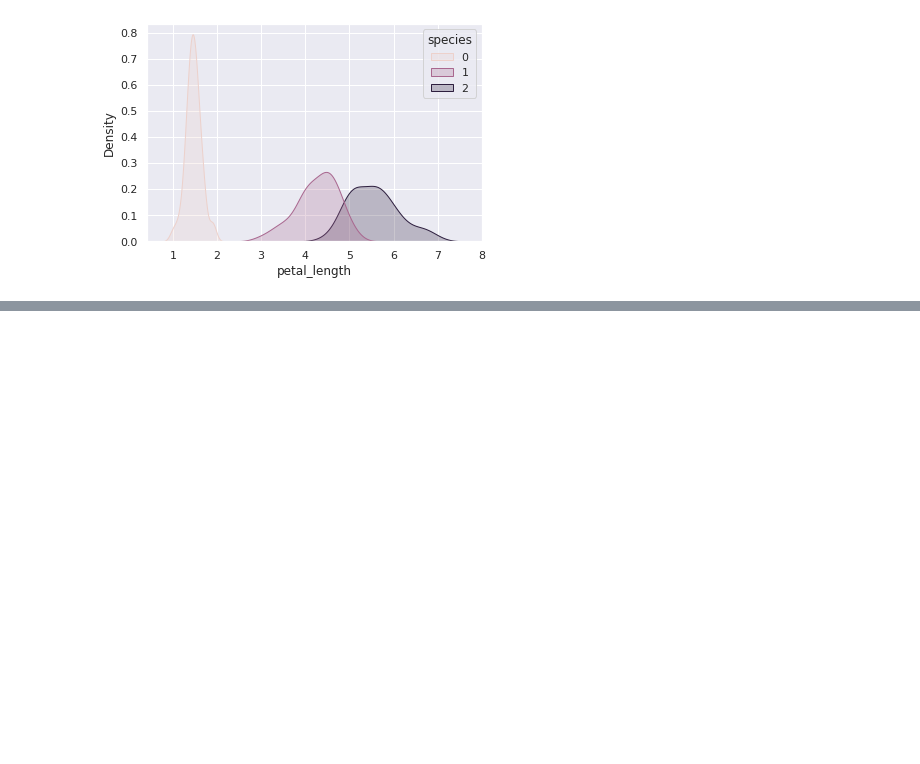
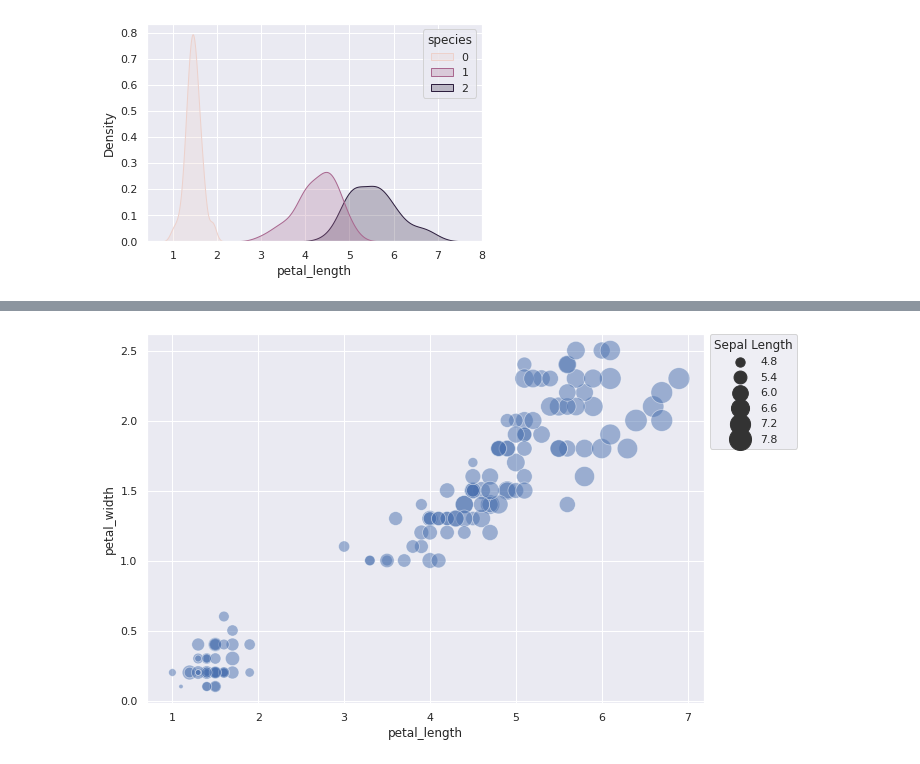
Before and after one commit to ravi260372/Data_Science_Python, a Jupyter notebook: DPhi_Data_Visualization.ipynb, the cells around one changed output, grey strips where cells are left out. Cells and saved outputs as stored; diff of their text form; code cells hidden in the pictures; blank space fills up the shorter version.

```diff
--- a/DPhi_Data_Visualization.ipynb
+++ b/DPhi_Data_Visualization.ipynb
@@ -393,0 +399,19 @@ plt.show();
+# %%
+# create the scatter plot of 'petal length v/s petal width' with "sepal length as size"
+plt.figure(figsize=(10, 6))
+sns.scatterplot(x="petal_length",
+y="petal_width",
+size="sepal_length",
+sizes=(20,500),
+alpha=0.5,
+data=iris_df)
+
+# Put the legend out of the figure
+plt.legend(title = 'Sepal Length', bbox_to_anchor=(1.01, 1),borderaxespad=0)
+plt.xlabel("petal_length")
+plt.ylabel("petal_width")
+plt.tight_layout()
+
+plt.show();
+# %% [output]
+[figure, added]
```
Also changed, not shown: parts of 7 cells of this notebook.
